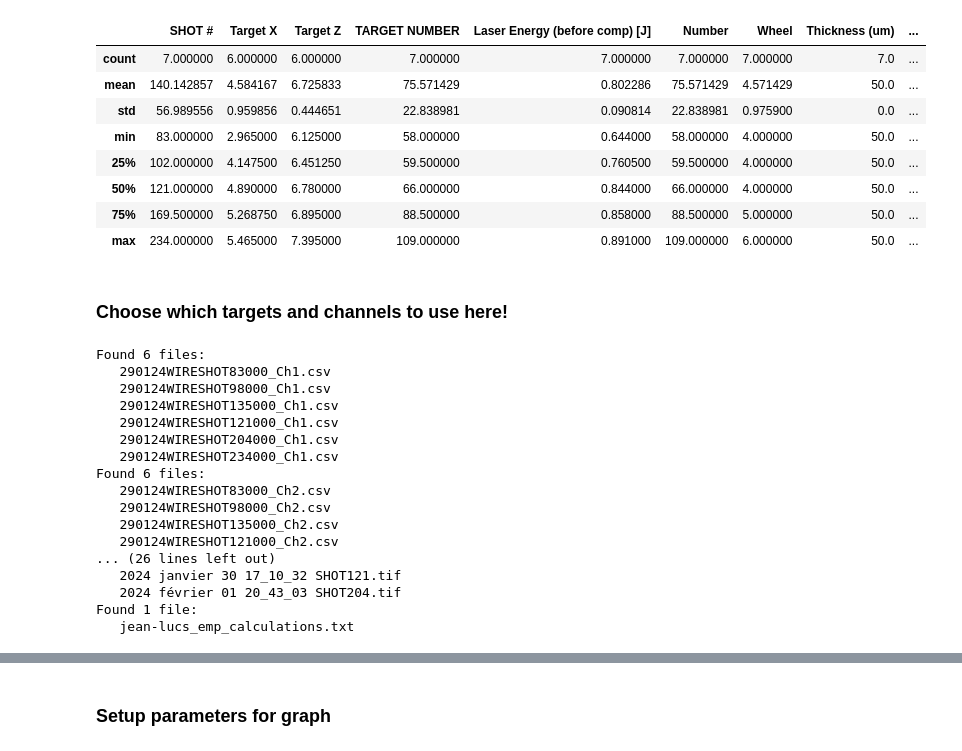
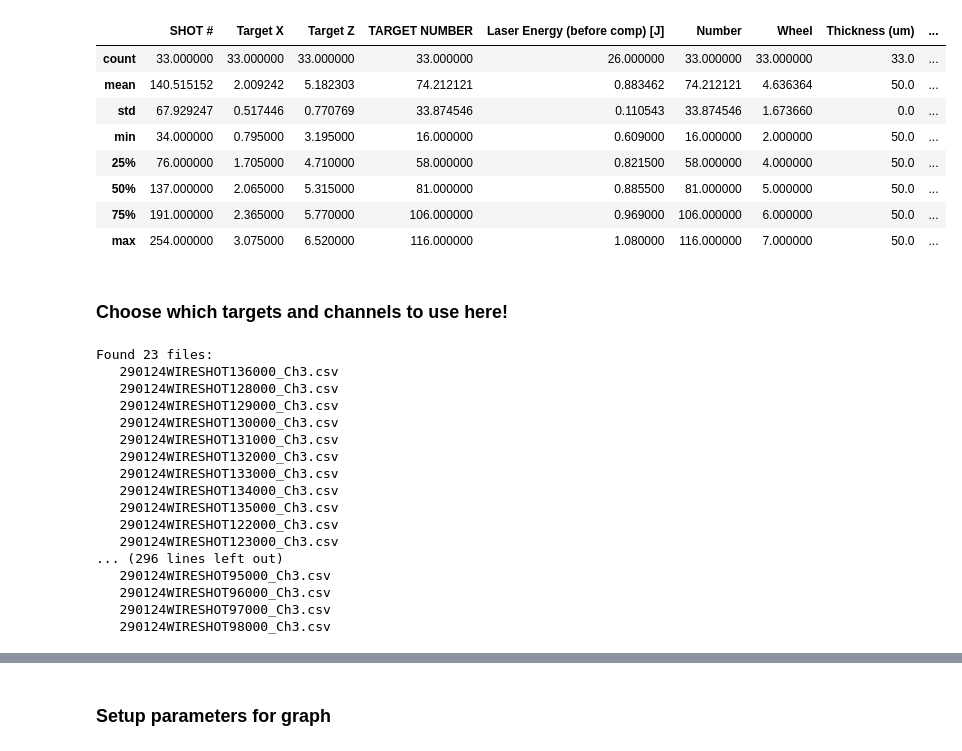
Before and after one commit to Jammi-Dodgers/celia_analysis, a Jupyter notebook: focus_scan_analysis.ipynb, the cells around one changed output, grey strips where cells are left out. Saved outputs shown, nothing was run; the diff lists cells and outputs as text; code cells hidden in the pictures.

Commit message:
investigated different target types

```diff
--- a/focus_scan_analysis.ipynb
+++ b/focus_scan_analysis.ipynb
@@ -37,41 +35,39 @@ shotsheet.describe()
 # %%
 shotsheet["relative X"] = shotsheet.groupby('Number')['Target X'].transform(lambda x: x -x.iloc[0]) #calculate the relitive movement from the first shot.
 shotsheet["relative Z"] = shotsheet.groupby('Number')['Target Z'].transform(lambda x: x -x.iloc[0])
 shotsheet["nth shot on target"] = shotsheet.groupby('Number')["Number"].transform(lambda series: np.arange(len(series)) +1) #add a column that counts how many times the target has been shot.
 
 shotsheet["d"] = np.linalg.norm(shotsheet[["relative X", "relative Z"]], axis= 1) # pythagorus to find d. This might be a little simplistic since we know the angle should be 25°
 
 # Apply filters
 shotsheet = shotsheet[shotsheet["Type"] == "wire"]
 shotsheet = shotsheet[shotsheet["Material"] == "Cu"]
 shotsheet = shotsheet[shotsheet["Length(mm)"] == 8]
-shotsheet = shotsheet[shotsheet["nth shot on target"] == 8]
+shotsheet = shotsheet[shotsheet["nth shot on target"] == 1]
 
 shotsheet.describe()
 # %% [output]
 |  | SHOT # | Target X | Target Z | TARGET NUMBER | Laser Energy (before comp) [J] | Number | Wheel | Thickness (um) | ... |
-| count | 7.000000 | 6.000000 | 6.000000 | 7.000000 | 7.000000 | 7.000000 | 7.000000 | 7.0 | ... |
-| mean | 140.142857 | 4.584167 | 6.725833 | 75.571429 | 0.802286 | 75.571429 | 4.571429 | 50.0 | ... |
-| std | 56.989556 | 0.959856 | 0.444651 | 22.838981 | 0.090814 | 22.838981 | 0.975900 | 0.0 | ... |
-| min | 83.000000 | 2.965000 | 6.125000 | 58.000000 | 0.644000 | 58.000000 | 4.000000 | 50.0 | ... |
-| 25% | 102.000000 | 4.147500 | 6.451250 | 59.500000 | 0.760500 | 59.500000 | 4.000000 | 50.0 | ... |
-| 50% | 121.000000 | 4.890000 | 6.780000 | 66.000000 | 0.844000 | 66.000000 | 4.000000 | 50.0 | ... |
-| 75% | 169.500000 | 5.268750 | 6.895000 | 88.500000 | 0.858000 | 88.500000 | 5.000000 | 50.0 | ... |
-| max | 234.000000 | 5.465000 | 7.395000 | 109.000000 | 0.891000 | 109.000000 | 6.000000 | 50.0 | ... |
+| count | 33.000000 | 33.000000 | 33.000000 | 33.000000 | 26.000000 | 33.000000 | 33.000000 | 33.0 | ... |
+| mean | 140.515152 | 2.009242 | 5.182303 | 74.212121 | 0.883462 | 74.212121 | 4.636364 | 50.0 | ... |
+| std | 67.929247 | 0.517446 | 0.770769 | 33.874546 | 0.110543 | 33.874546 | 1.673660 | 0.0 | ... |
+| min | 34.000000 | 0.795000 | 3.195000 | 16.000000 | 0.609000 | 16.000000 | 2.000000 | 50.0 | ... |
+| 25% | 76.000000 | 1.705000 | 4.710000 | 58.000000 | 0.821500 | 58.000000 | 4.000000 | 50.0 | ... |
+| 50% | 137.000000 | 2.065000 | 5.315000 | 81.000000 | 0.885500 | 81.000000 | 5.000000 | 50.0 | ... |
+| 75% | 191.000000 | 2.365000 | 5.770000 | 106.000000 | 0.969000 | 106.000000 | 6.000000 | 50.0 | ... |
+| max | 254.000000 | 3.075000 | 6.520000 | 116.000000 | 1.080000 | 116.000000 | 7.000000 | 50.0 | ... |
 # %% [markdown]
 ### Choose which targets and channels to use here!
 # %%
 pyro_background = {"Ch1": [99,100,101,102,104,105,107,108,109,110,111,112,113,154,155,156,157,158,159,160,161,162,163,164,165,166,168,169,171,172,173,174,175,176,177,178,179,180,181,182,183,184,185,186,187,188,189,190,191,192,193,194,195,196,197,198,199,200,201,202,203,204,205,206,207,208,209,210,211,214,215,216,217,218,219,220,221,222,223,224,225,226,227,229,230,231,232,233,234,235,236,237,238,239,240,241,242,243,244,245,246,248,249,250,251,252,253,254,255,256,257,258,259,260,261,262,263,264,265],
-                   "Ch2": [114,115,116,117,118,119,120,121,122,123,124,125,126,127,128,129,130,131,132,133,134,135,136,137,138,139,140141,142,143,144,145,146,147,148,149,150,151,152,153],
+                   "Ch2": [114,115,116,117,118,119,120,121,122,123,124,125,126,127,128,129,130,131,132,133,134,135,136,137,138,139,140,141,142,143,144,145,146,147,148,149,150,151,152,153],
                    "Ch3": [70,71,72,74,75,76,77,78,79,80,83,84,85,86,87,88,89,92,93,94,95,96,97,98]}
 
-diagnostics = {"Ch1": shotsheet["SHOT #"],
-               "Ch2": shotsheet["SHOT #"],
-               "Ch3": shotsheet["SHOT #"],
-               "Ch4": shotsheet["SHOT #"],
-               "bdot": shotsheet["SHOT #"],
-               "xray": shotsheet["SHOT #"],
-               "energy": shotsheet["SHOT #"]}
+diagnostics = {"Ch3": [114,116,117,118,119,120,121,122,123,124,125,126,127,128,129,130,131,132,133,134,135,136,137],
+               "Ch4": [114,115,116,117,118,119,120,121,122,123,124,125,126,127,128,129,130,131,132,133,134,135,136,137,138,139,140,141,142,143,144,145],
+               "bdot": [114,115,116,117,118,119,120,121,122,123,124,125,126,127,128,129,130,131,132,133,134,135,136,137,138,139,140,141,142,143,144,145],
+               "xray": [114,115,116,117,118,119,120,121,122,123,124,125,126,127,128,129,130,131,132,133,134,135,136,137,138,139,140,141,142,143,144,145],
+               "energy": [114,115,116,117,118,119,120,121,122,123,124,125,126,127,128,129,130,131,132,133,134,135,136,137,138,139,140,141,142,143,144,145]}
 
 diagnostics_functions = {"Ch1": lambda x: x,
                          "Ch2": lambda x: x,
@@ -86,23 +82,26 @@ diagnostics_functions = {"Ch1": lambda x: x,
 diagnostic_data = cf.read_diagnostic_data(diagnostics, functions= diagnostics_functions, silent= False)
 diagnostic_data = pd.DataFrame(diagnostic_data)
 
-background_lookup = pd.DataFrame(([shot, ch, cf.flatten_list(diagnostic_data[ch][diagnostic_data["shot"] == shot].values)] for ch, shots in pyro_background.items() for shot in shots), columns= ["shot", "bg channel", "bg data"]) #Create a dataframe with the bg data
+background_data = cf.read_diagnostic_data(pyro_background, functions= diagnostics_functions, silent= False)
+background_data = pd.DataFrame(background_data)
+
+background_lookup = pd.DataFrame(([shot, ch, cf.flatten_list(background_data[ch][background_data["shot"] == shot].values)] for ch, shots in pyro_background.items() for shot in shots), columns= ["shot", "bg channel", "bg data"]) #Create a dataframe with the bg data
 # %% [output]
-Found 6 files:
-   290124WIRESHOT83000_Ch1.csv
-   290124WIRESHOT98000_Ch1.csv
-   290124WIRESHOT135000_Ch1.csv
-   290124WIRESHOT121000_Ch1.csv
-   290124WIRESHOT204000_Ch1.csv
-   290124WIRESHOT234000_Ch1.csv
-Found 6 files:
-   290124WIRESHOT83000_Ch2.csv
-   290124WIRESHOT98000_Ch2.csv
-   290124WIRESHOT135000_Ch2.csv
-   290124WIRESHOT121000_Ch2.csv
-... (26 lines left out)
-   2024 janvier 30 17_10_32 SHOT121.tif
-   2024 février 01 20_43_03 SHOT204.tif
-Found 1 file:
-   jean-lucs_emp_calculations.txt
+Found 23 files:
+   290124WIRESHOT136000_Ch3.csv
+   290124WIRESHOT128000_Ch3.csv
+   290124WIRESHOT129000_Ch3.csv
+   290124WIRESHOT130000_Ch3.csv
+   290124WIRESHOT131000_Ch3.csv
+   290124WIRESHOT132000_Ch3.csv
+   290124WIRESHOT133000_Ch3.csv
+   290124WIRESHOT134000_Ch3.csv
+   290124WIRESHOT135000_Ch3.csv
+   290124WIRESHOT122000_Ch3.csv
+   290124WIRESHOT123000_Ch3.csv
+... (296 lines left out)
+   290124WIRESHOT95000_Ch3.csv
+   290124WIRESHOT96000_Ch3.csv
+   290124WIRESHOT97000_Ch3.csv
+   290124WIRESHOT98000_Ch3.csv
 # %%
```
Also changed, not shown: parts of 11 cells of this notebook, 16 other files.
